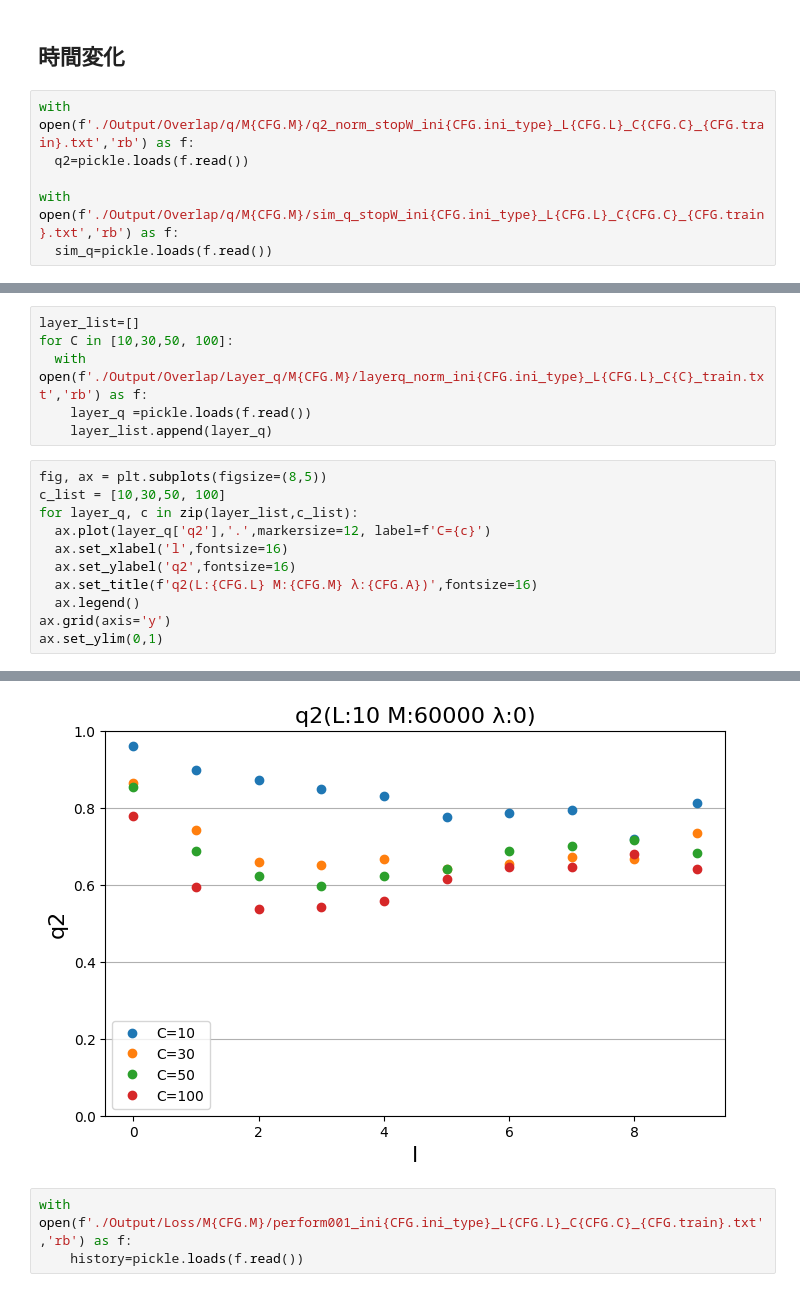
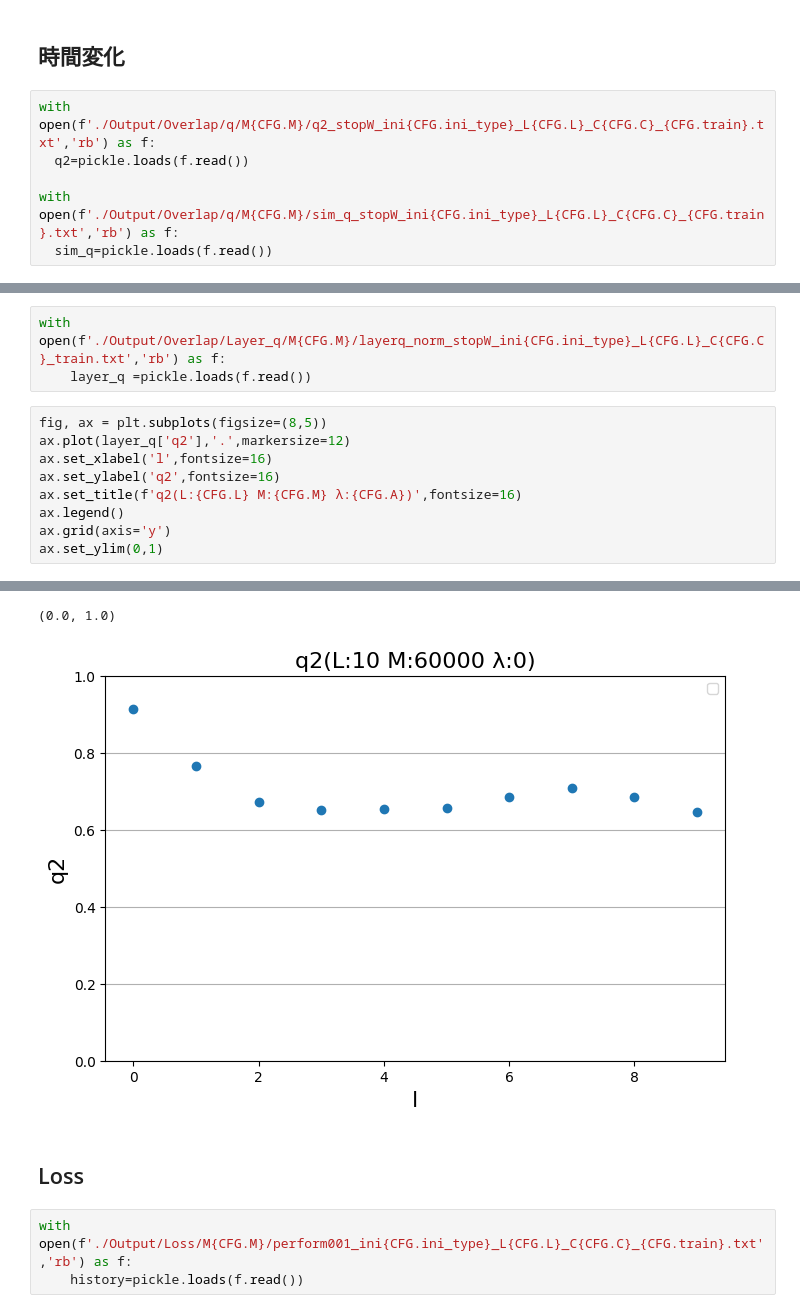
Before and after one commit to yusukeorito/Master_research, a Jupyter notebook: exp011/notebooks/Exp011_result001.ipynb, the cells around one changed output, grey strips where cells are left out. Drawn from its saved outputs; the diff is of its cells as text.

```diff
--- a/exp011/notebooks/Exp011_result001.ipynb
+++ b/exp011/notebooks/Exp011_result001.ipynb
@@ -57,7 +59,7 @@ class CFG:
 # %% [markdown]
 ## 時間変化
 # %%
-with open(f'./Output/Overlap/q/M{CFG.M}/q2_norm_stopW_ini{CFG.ini_type}_L{CFG.L}_C{CFG.C}_{CFG.train}.txt','rb') as f:
+with open(f'./Output/Overlap/q/M{CFG.M}/q2_stopW_ini{CFG.ini_type}_L{CFG.L}_C{CFG.C}_{CFG.train}.txt','rb') as f:
   q2=pickle.loads(f.read())
 
 with open(f'./Output/Overlap/q/M{CFG.M}/sim_q_stopW_ini{CFG.ini_type}_L{CFG.L}_C{CFG.C}_{CFG.train}.txt','rb') as f:
@@ -93,18 +97,13 @@ ax.legend(loc='center left', bbox_to_anchor=(1, 0.5))
 # %%
-layer_list=[]
-for C in [10,30,50, 100]:
-  with open(f'./Output/Overlap/Layer_q/M{CFG.M}/layerq_norm_ini{CFG.ini_type}_L{CFG.L}_C{C}_train.txt','rb') as f:
+with open(f'./Output/Overlap/Layer_q/M{CFG.M}/layerq_norm_stopW_ini{CFG.ini_type}_L{CFG.L}_C{CFG.C}_train.txt','rb') as f:
     layer_q =pickle.loads(f.read())
-    layer_list.append(layer_q)
 # %%
 fig, ax = plt.subplots(figsize=(8,5))
-c_list = [10,30,50, 100]
-for layer_q, c in zip(layer_list,c_list):
-  ax.plot(layer_q['q2'],'.',markersize=12, label=f'C={c}')
-  ax.set_xlabel('l',fontsize=16)
-  ax.set_ylabel('q2',fontsize=16)
-  ax.set_title(f'q2(L:{CFG.L} M:{CFG.M} λ:{CFG.A})',fontsize=16)
-  ax.legend()
+ax.plot(layer_q['q2'],'.',markersize=12)
+ax.set_xlabel('l',fontsize=16)
+ax.set_ylabel('q2',fontsize=16)
+ax.set_title(f'q2(L:{CFG.L} M:{CFG.M} λ:{CFG.A})',fontsize=16)
+ax.legend()
 ax.grid(axis='y')
 ax.set_ylim(0,1)
 # %% [output]
@@ -112,4 +111,7 @@ ax.set_ylim(0,1)
+(0.0, 1.0)
-[figure, old version]
+[figure, new version]
+# %% [markdown]
+## Loss
 # %%
 with open(f'./Output/Loss/M{CFG.M}/perform001_ini{CFG.ini_type}_L{CFG.L}_C{CFG.C}_{CFG.train}.txt','rb') as f:
     history=pickle.loads(f.read())
```
Also changed, not shown: parts of 13 cells of this notebook.
